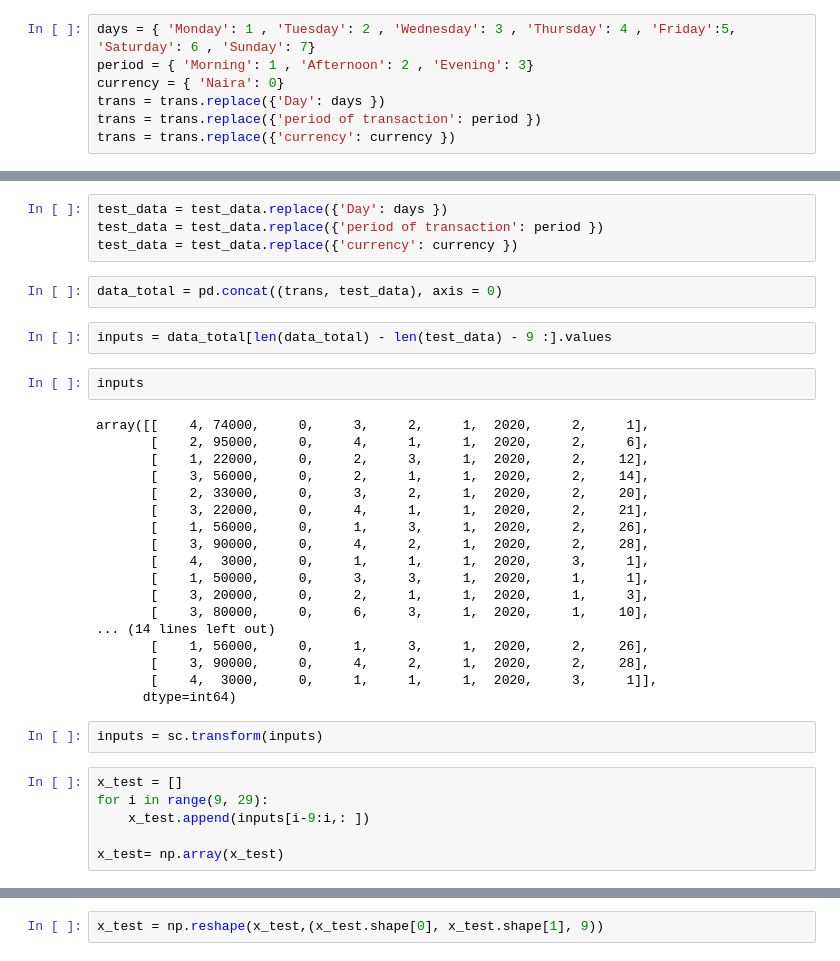
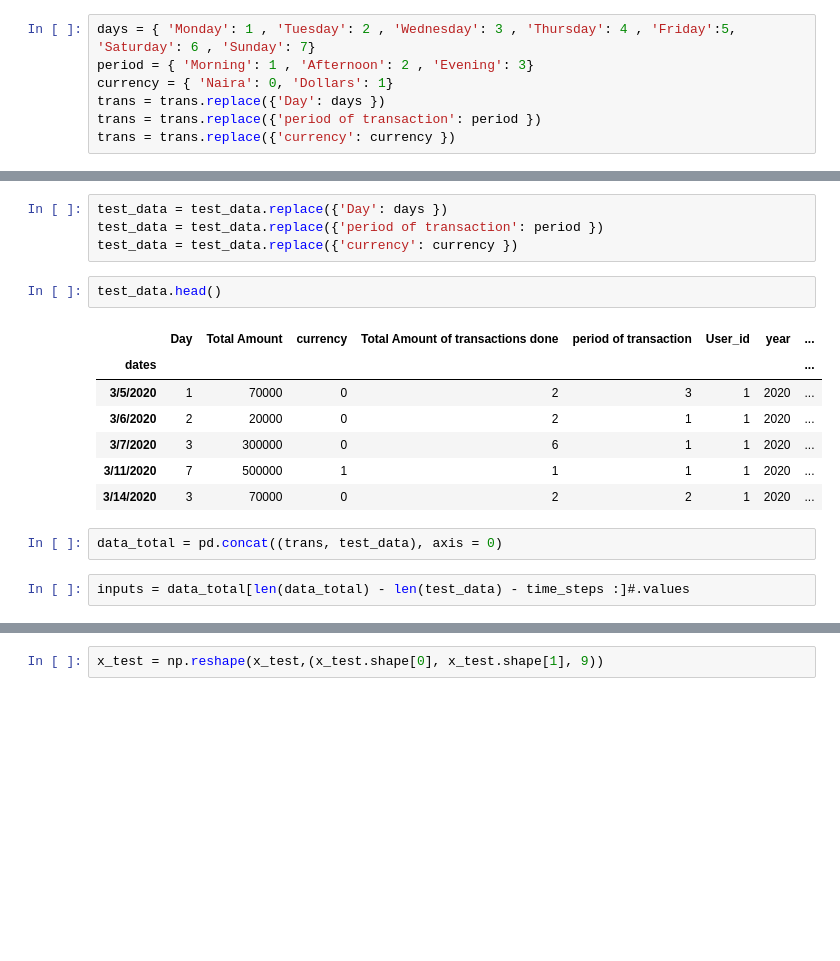
Before and after one commit to kene111/Personal_Projects, a Jupyter notebook: Pattern Detector/Pattern Detector.ipynb, the cells around one changed output, grey strips where cells are left out. Cells and saved outputs as stored; diff of their text form; blank space fills up the shorter version.

```diff
--- a/Pattern Detector/Pattern Detector.ipynb
+++ b/Pattern Detector/Pattern Detector.ipynb
@@ -67,7 +68,7 @@ trans.head()
 # %%
 days = { 'Monday': 1 , 'Tuesday': 2 , 'Wednesday': 3 , 'Thursday': 4 , 'Friday':5, 'Saturday': 6 , 'Sunday': 7}
 period = { 'Morning': 1 , 'Afternoon': 2 , 'Evening': 3}
-currency = { 'Naira': 0}
+currency = { 'Naira': 0, 'Dollars': 1}
 trans = trans.replace({'Day': days })
 trans = trans.replace({'period of transaction': period })
 trans = trans.replace({'currency': currency })
@@ -170,35 +232,17 @@ test_data['day'] = day
 test_data = test_data.replace({'Day': days })
 test_data = test_data.replace({'period of transaction': period })
 test_data = test_data.replace({'currency': currency })
+# %%
+test_data.head()
+# %% [output]
+|  | Day | Total Amount | currency | Total Amount of transactions done | period of transaction | User_id | year | ... |
+| dates |  |  |  |  |  |  |  | ... |
+| 3/5/2020 | 1 | 70000 | 0 | 2 | 3 | 1 | 2020 | ... |
+| 3/6/2020 | 2 | 20000 | 0 | 2 | 1 | 1 | 2020 | ... |
+| 3/7/2020 | 3 | 300000 | 0 | 6 | 1 | 1 | 2020 | ... |
+| 3/11/2020 | 7 | 500000 | 1 | 1 | 1 | 1 | 2020 | ... |
+| 3/14/2020 | 3 | 70000 | 0 | 2 | 2 | 1 | 2020 | ... |
 # %%
 data_total = pd.concat((trans, test_data), axis = 0)
 # %%
-inputs = data_total[len(data_total) - len(test_data) - 9 :].values
+inputs = data_total[len(data_total) - len(test_data) - time_steps :]#.values
-# %%
-inputs
-# %% [output]
-array([[    4, 74000,     0,     3,     2,     1,  2020,     2,     1],
-       [    2, 95000,     0,     4,     1,     1,  2020,     2,     6],
-       [    1, 22000,     0,     2,     3,     1,  2020,     2,    12],
-       [    3, 56000,     0,     2,     1,     1,  2020,     2,    14],
-       [    2, 33000,     0,     3,     2,     1,  2020,     2,    20],
-       [    3, 22000,     0,     4,     1,     1,  2020,     2,    21],
-       [    1, 56000,     0,     1,     3,     1,  2020,     2,    26],
-       [    3, 90000,     0,     4,     2,     1,  2020,     2,    28],
-       [    4,  3000,     0,     1,     1,     1,  2020,     3,     1],
-       [    1, 50000,     0,     3,     3,     1,  2020,     1,     1],
-       [    3, 20000,     0,     2,     1,     1,  2020,     1,     3],
-       [    3, 80000,     0,     6,     3,     1,  2020,     1,    10],
-... (14 lines left out)
-       [    1, 56000,     0,     1,     3,     1,  2020,     2,    26],
-       [    3, 90000,     0,     4,     2,     1,  2020,     2,    28],
-       [    4,  3000,     0,     1,     1,     1,  2020,     3,     1]],
-      dtype=int64)
-# %%
-inputs = sc.transform(inputs)
-# %%
-x_test = []
-for i in range(9, 29):
-    x_test.append(inputs[i-9:i,: ])
-
-x_test= np.array(x_test)
```
Also changed, not shown: parts of 27 cells of this notebook, 2 other files.
